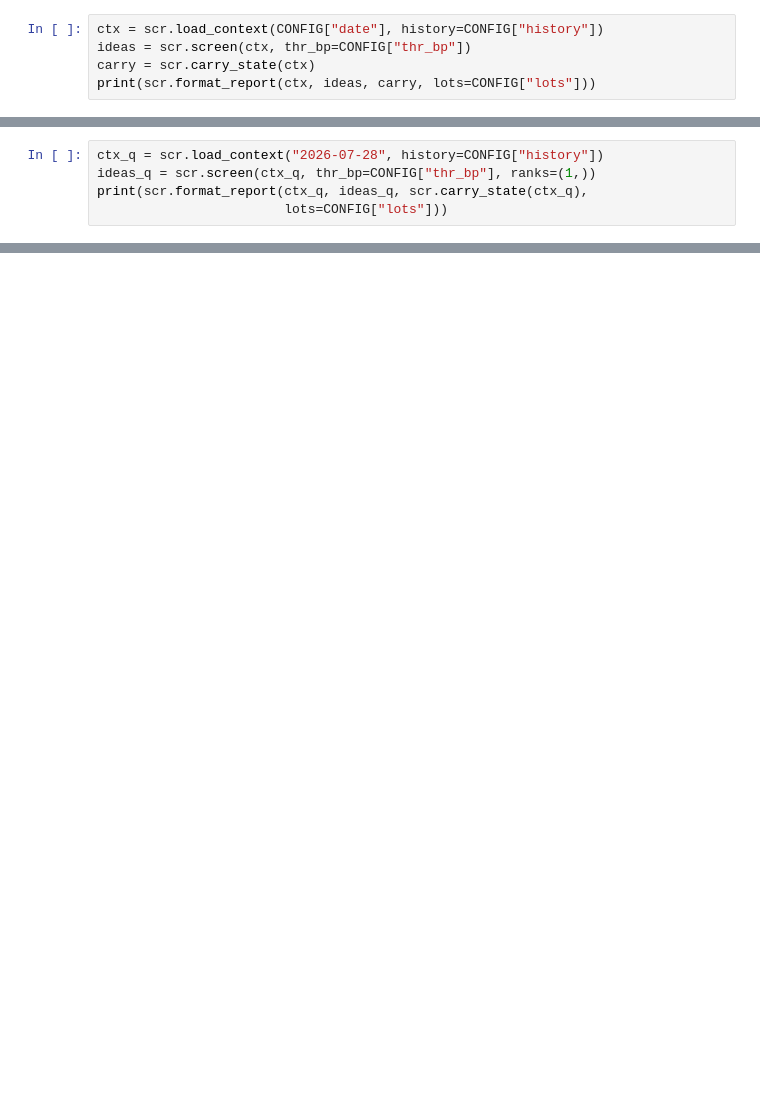
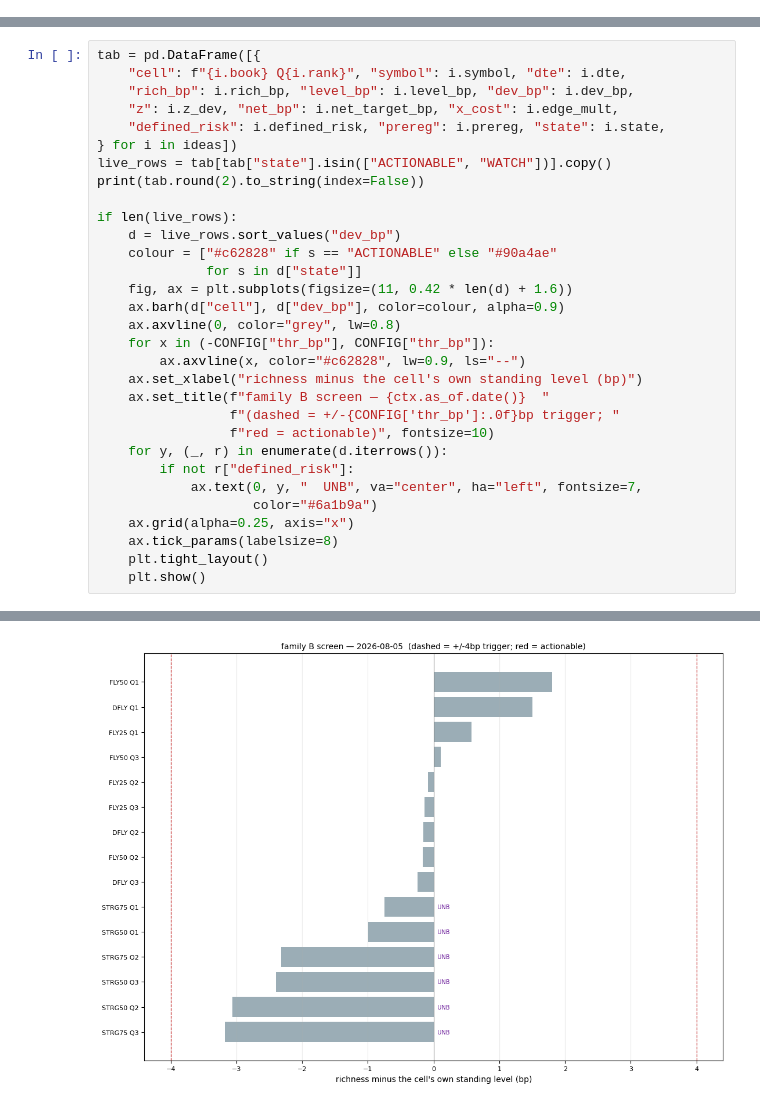
Before and after one commit to yieldcurvemonkey/ARBS, a Jupyter notebook: notebooks/backtests/famb_screener_run.ipynb, the cells around one changed output, grey strips where cells are left out. Saved outputs shown, nothing was run; the diff lists cells and outputs as text; blank space fills up the shorter version.

```diff
--- a/notebooks/backtests/famb_screener_run.ipynb
+++ b/notebooks/backtests/famb_screener_run.ipynb
@@ -46,5 +51,0 @@ screener is wired to the same signal, it has to see it.
-# %%
-ctx = scr.load_context(CONFIG["date"], history=CONFIG["history"])
-ideas = scr.screen(ctx, thr_bp=CONFIG["thr_bp"])
-carry = scr.carry_state(ctx)
-print(scr.format_report(ctx, ideas, carry, lots=CONFIG["lots"]))
@@ -147,5 +51,0 @@ a working screen; a NO DATA banner is a broken pipeline.
-# %%
-ctx_q = scr.load_context("2026-07-28", history=CONFIG["history"])
-ideas_q = scr.screen(ctx_q, thr_bp=CONFIG["thr_bp"], ranks=(1,))
-print(scr.format_report(ctx_q, ideas_q, scr.carry_state(ctx_q),
-                        lots=CONFIG["lots"]))
@@ -179,0 +126,32 @@ exploratory read with no mandate at all.
+# %%
+tab = pd.DataFrame([{
+    "cell": f"{i.book} Q{i.rank}", "symbol": i.symbol, "dte": i.dte,
+    "rich_bp": i.rich_bp, "level_bp": i.level_bp, "dev_bp": i.dev_bp,
+    "z": i.z_dev, "net_bp": i.net_target_bp, "x_cost": i.edge_mult,
+    "defined_risk": i.defined_risk, "prereg": i.prereg, "state": i.state,
+} for i in ideas])
+live_rows = tab[tab["state"].isin(["ACTIONABLE", "WATCH"])].copy()
+print(tab.round(2).to_string(index=False))
+
+if len(live_rows):
+    d = live_rows.sort_values("dev_bp")
+    colour = ["#c62828" if s == "ACTIONABLE" else "#90a4ae"
+              for s in d["state"]]
+    fig, ax = plt.subplots(figsize=(11, 0.42 * len(d) + 1.6))
+    ax.barh(d["cell"], d["dev_bp"], color=colour, alpha=0.9)
+    ax.axvline(0, color="grey", lw=0.8)
+    for x in (-CONFIG["thr_bp"], CONFIG["thr_bp"]):
+        ax.axvline(x, color="#c62828", lw=0.9, ls="--")
+    ax.set_xlabel("richness minus the cell's own standing level (bp)")
+    ax.set_title(f"family B screen — {ctx.as_of.date()}  "
+                 f"(dashed = +/-{CONFIG['thr_bp']:.0f}bp trigger; "
+                 f"red = actionable)", fontsize=10)
+    for y, (_, r) in enumerate(d.iterrows()):
+        if not r["defined_risk"]:
+            ax.text(0, y, "  UNB", va="center", ha="left", fontsize=7,
+                    color="#6a1b9a")
+    ax.grid(alpha=0.25, axis="x")
+    ax.tick_params(labelsize=8)
+    plt.tight_layout()
+    plt.show()
+# %% [output]
@@ -179,0 +174 @@ exploratory read with no mandate at all.
+[figure, added]
```
Also changed, not shown: parts of 26 cells of this notebook, 3 other files.
